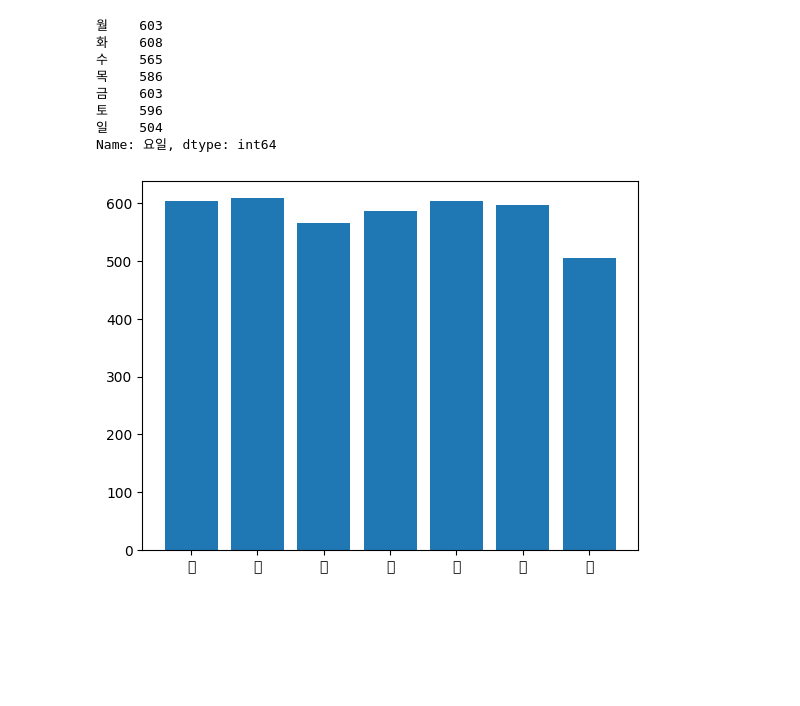
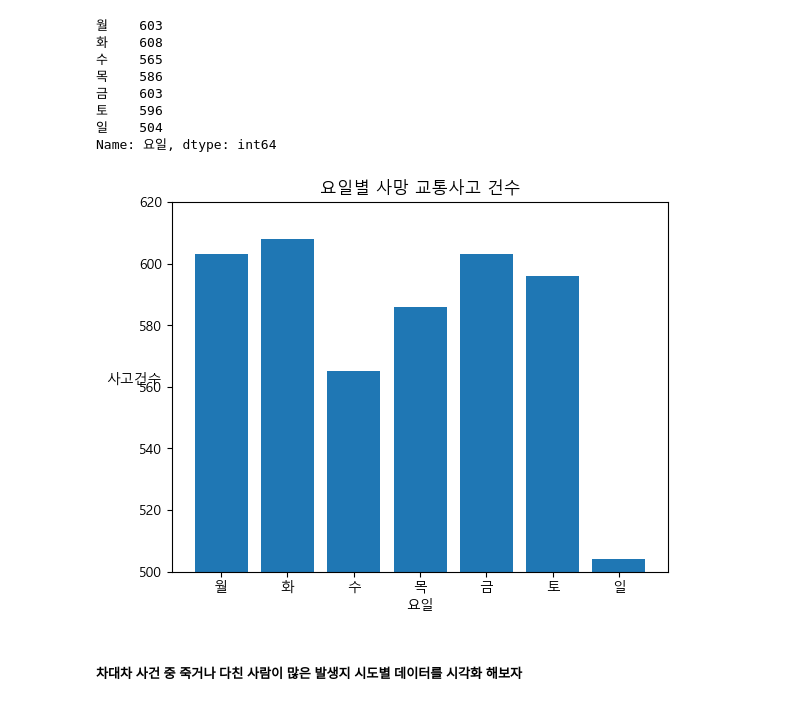
Before and after one commit to so1454/python_library, a Jupyter notebook: 3.Matplotlib.ipynb, the cells around one changed output. Saved outputs shown, nothing was run; the diff lists cells and outputs as text; code cells hidden in the pictures; blank space fills up the shorter version.

```diff
--- a/3.Matplotlib.ipynb
+++ b/3.Matplotlib.ipynb
@@ -193,9 +193,22 @@ y
 일    504
 Name: 요일, dtype: int64
 # %%
-plt.show()# 바 차트 그려보기
+# 바 차트 그려보기
 x = y.index
 plt.bar(x,y)
+# 라벨명 붙여주기 (그냥 label 이면 범례이름이고!)
+plt.xlabel('요일')
+plt.ylabel('사고건수', rotation = 0)
+plt.title('요일별 사망 교통사고 건수')
+
+# y축의 범위지정
+plt.ylim(500,620)
+
+
+
+
+
+plt.show()
 # 한글이 깨져서 나옴 - mat~이 외국에서 만들어서 나와서 한글 지원이 잘 안된다고
 # %% [output]
-[figure, old version]
+[figure, new version]
@@ -205,0 +221,2 @@ plt.bar(x,y)
+# %% [markdown]
+##### 차대차 사건 중 죽거나 다친 사람이 많은 발생지 시도별 데이터를 시각화 해보자
```
Also changed, not shown: parts of 29 cells of this notebook, 2 other files.
